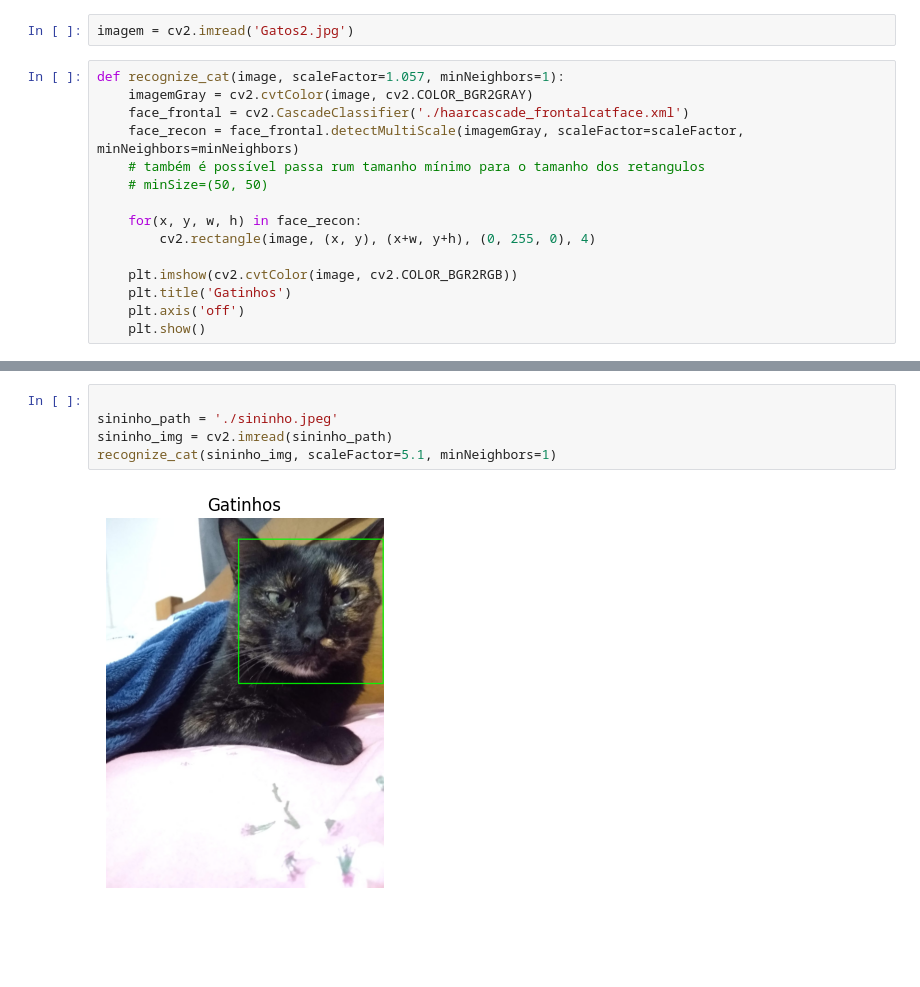
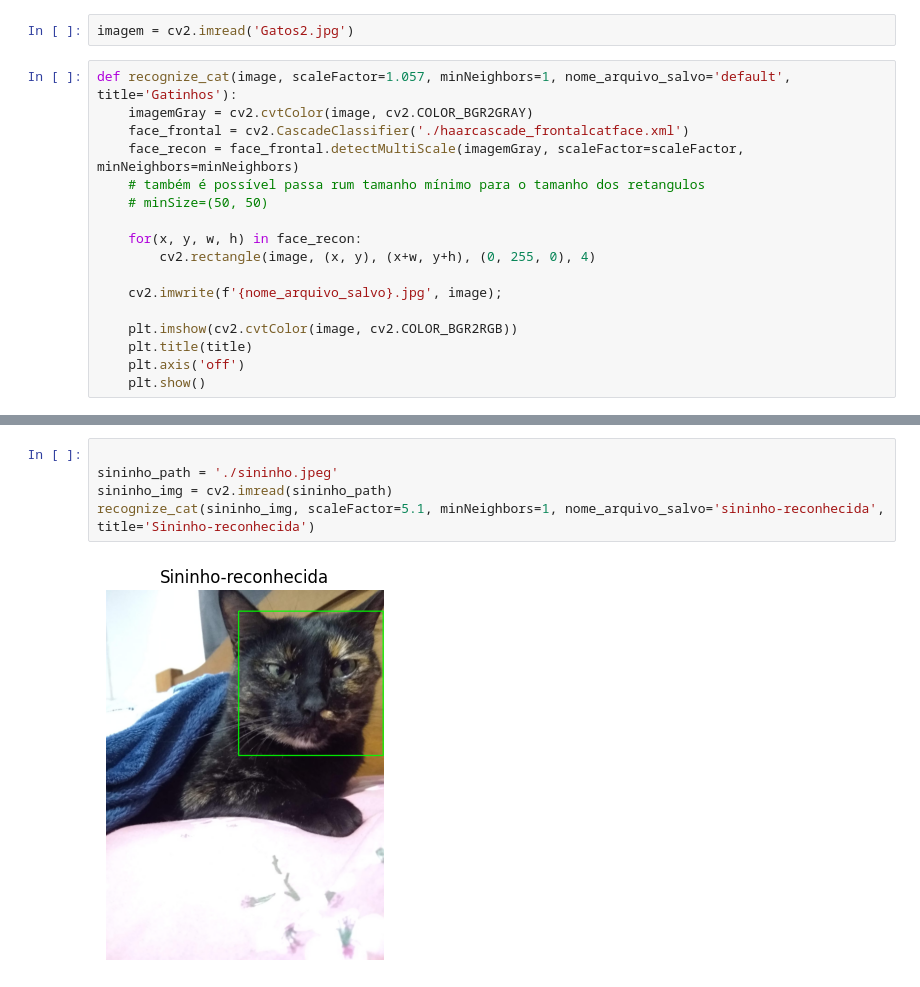
Before and after one commit to lucasmsouza24/artificial-inteligence, a Jupyter notebook: pattern-recognition/openlab/openlab-05/main.ipynb, the cells around one changed output, grey strips where cells are left out. Cells and saved outputs as stored; diff of their text form; blank space fills up the shorter version.

Commit message:
saving images

```diff
--- a/pattern-recognition/openlab/openlab-05/main.ipynb
+++ b/pattern-recognition/openlab/openlab-05/main.ipynb
@@ -6,7 +6,7 @@ import matplotlib.pyplot as plt
 # %%
 imagem = cv2.imread('Gatos2.jpg')
 # %%
-def recognize_cat(image, scaleFactor=1.057, minNeighbors=1):
+def recognize_cat(image, scaleFactor=1.057, minNeighbors=1, nome_arquivo_salvo='default', title='Gatinhos'):
     imagemGray = cv2.cvtColor(image, cv2.COLOR_BGR2GRAY)
     face_frontal = cv2.CascadeClassifier('./haarcascade_frontalcatface.xml')
     face_recon = face_frontal.detectMultiScale(imagemGray, scaleFactor=scaleFactor, minNeighbors=minNeighbors)
@@ -16,8 +16,10 @@ def recognize_cat(image, scaleFactor=1.057, minNeighbors=1):
     for(x, y, w, h) in face_recon:
         cv2.rectangle(image, (x, y), (x+w, y+h), (0, 255, 0), 4)
 
+    cv2.imwrite(f'{nome_arquivo_salvo}.jpg', image);
+
     plt.imshow(cv2.cvtColor(image, cv2.COLOR_BGR2RGB))
-    plt.title('Gatinhos')
+    plt.title(title)
     plt.axis('off')
     plt.show()
 # %%
@@ -27,7 +29,7 @@ recognize_cat(imagem)
 # %%
 
 sininho_path = './sininho.jpeg'
 sininho_img = cv2.imread(sininho_path)
-recognize_cat(sininho_img, scaleFactor=5.1, minNeighbors=1)
+recognize_cat(sininho_img, scaleFactor=5.1, minNeighbors=1, nome_arquivo_salvo='sininho-reconhecida', title='Sininho-reconhecida')
 # %% [output]
-[figure, old version]
+[figure, new version]
```
Also changed, not shown: parts of 1 cell of this notebook, 2 other files.
